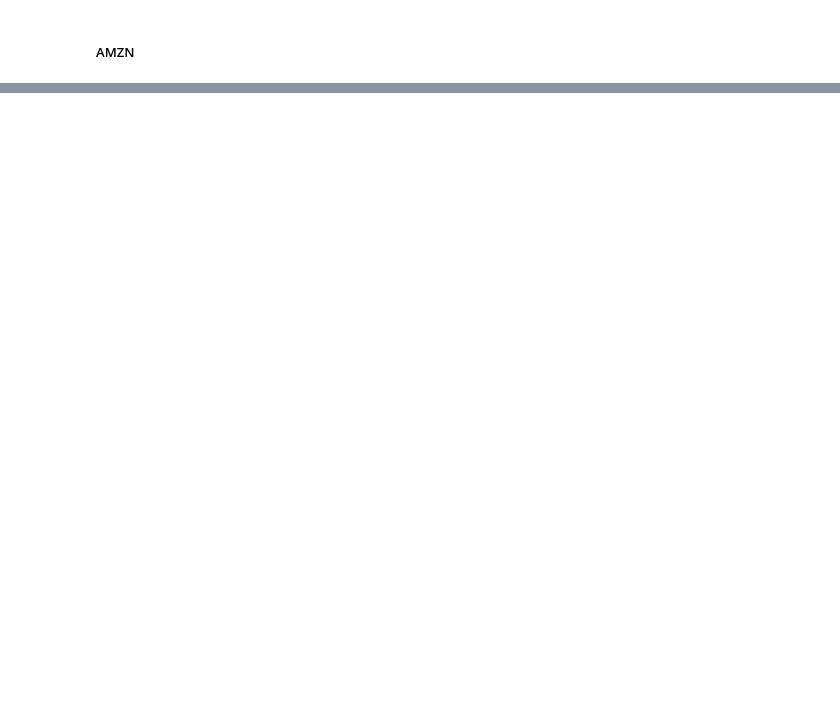
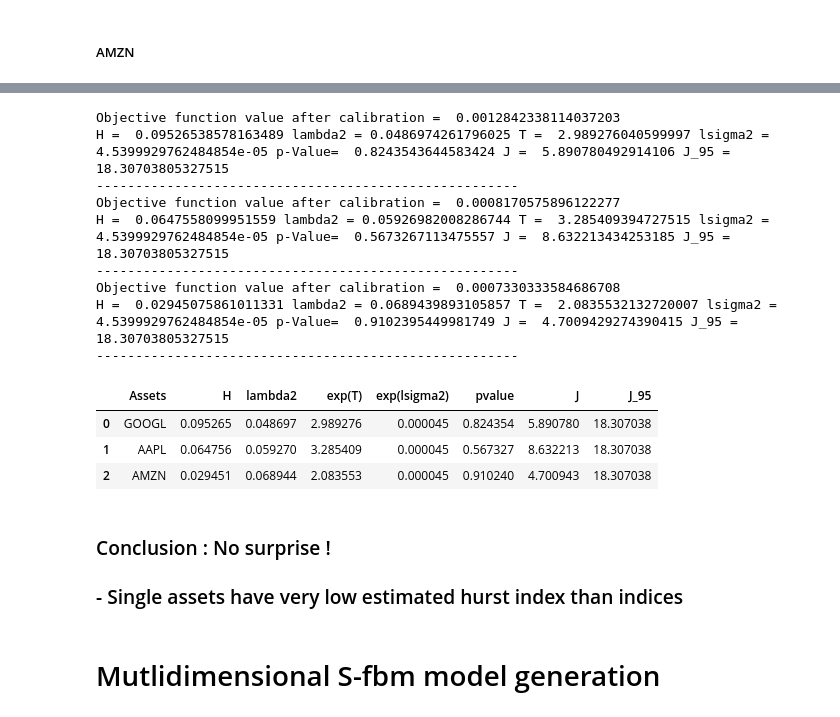
Before and after one commit to Othmane-ZARHALI/PhDThesisRepo, a Jupyter notebook: Indices vs stocks hurst index GMM estimates/HurststockVSindexlogSfbm.ipynb, the cells around one changed output, grey strips where cells are left out. Cells and saved outputs as stored; diff of their text form; code cells hidden in the pictures; blank space fills up the shorter version.

```diff
--- a/Indices vs stocks hurst index GMM estimates/HurststockVSindexlogSfbm.ipynb
+++ b/Indices vs stocks hurst index GMM estimates/HurststockVSindexlogSfbm.ipynb
@@ -352,0 +401,7 @@ H =  0.0036691190659464525 lambda2 = nan T =  1.0548015106608057 lsigma2 = 4.539
+# %%
+Stocks_test_symbols = ["GOOGL","AAPL","AMZN"]
+# %%
+realized_vol_data_obj_yf= DataAcquisition('Yahoo finance')
+# %%
+logvol_synthesis_yf = realized_vol_data_obj_yf.LogVolSynthesisOverAssets(Stocks_test_symbols)
+logvol_synthesis_yf
@@ -352,0 +418,21 @@ H =  0.0036691190659464525 lambda2 = nan T =  1.0548015106608057 lsigma2 = 4.539
+# %%
+GMM_obj.MultipleGMMCalibrations(logvol_synthesis_yf)
+# %% [output]
+Objective function value after calibration =  0.0012842338114037203
+H =  0.09526538578163489 lambda2 = 0.0486974261796025 T =  2.989276040599997 lsigma2 = 4.5399929762484854e-05 p-Value=  0.8243543644583424 J =  5.890780492914106 J_95 =  18.30703805327515
+------------------------------------------------------
+Objective function value after calibration =  0.0008170575896122277
+H =  0.0647558099951559 lambda2 = 0.05926982008286744 T =  3.285409394727515 lsigma2 = 4.5399929762484854e-05 p-Value=  0.5673267113475557 J =  8.632213434253185 J_95 =  18.30703805327515
+------------------------------------------------------
+Objective function value after calibration =  0.0007330333584686708
+H =  0.02945075861011331 lambda2 = 0.0689439893105857 T =  2.0835532132720007 lsigma2 = 4.5399929762484854e-05 p-Value=  0.9102395449981749 J =  4.7009429274390415 J_95 =  18.30703805327515
+------------------------------------------------------
+|  | Assets | H | lambda2 | exp(T) | exp(lsigma2) | pvalue | J | J_95 |
+| 0 | GOOGL | 0.095265 | 0.048697 | 2.989276 | 0.000045 | 0.824354 | 5.890780 | 18.307038 |
+| 1 | AAPL | 0.064756 | 0.059270 | 3.285409 | 0.000045 | 0.567327 | 8.632213 | 18.307038 |
+| 2 | AMZN | 0.029451 | 0.068944 | 2.083553 | 0.000045 | 0.910240 | 4.700943 | 18.307038 |
+# %% [markdown]
+### Conclusion : No surprise !
+### - Single assets have very low estimated hurst index than indices
+# %% [markdown]
+# Mutlidimensional S-fbm model generation
```
Also changed, not shown: parts of 18 cells of this notebook, 3 other files.
